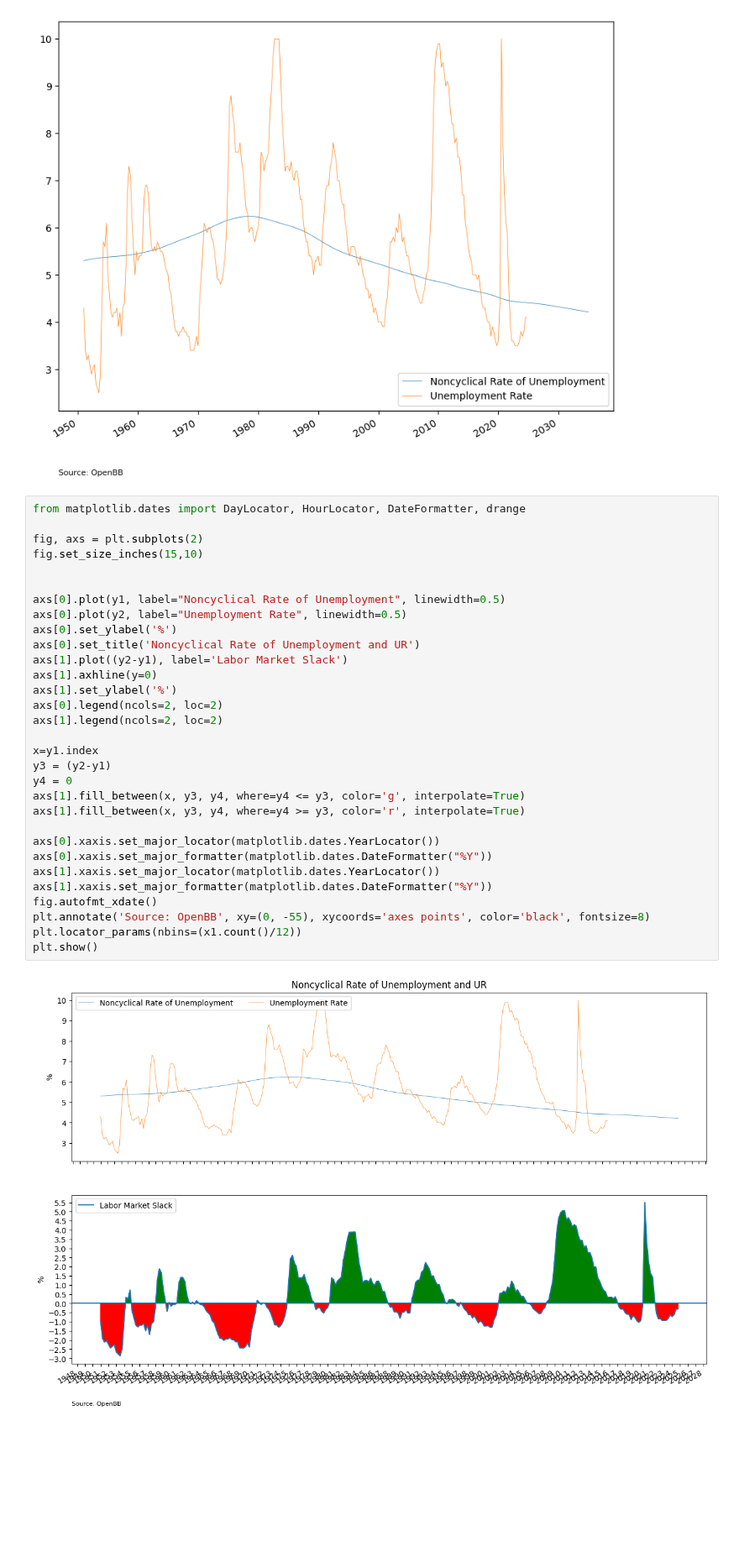
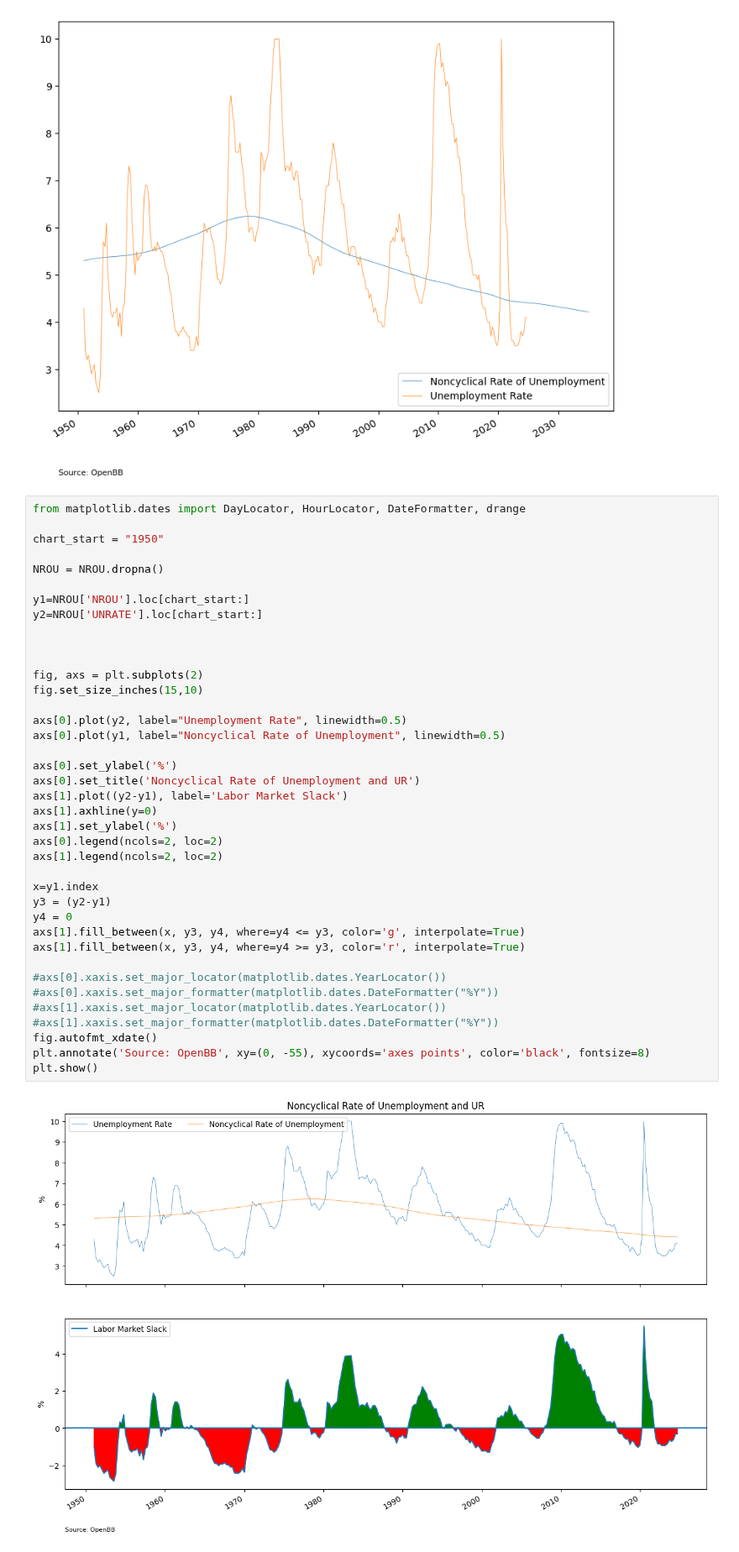
Before and after one commit to PatrickHLewis/Macro-Dashboard, a Jupyter notebook: Macro_Dashboard/Macro_Drivers/Labor/Labor.ipynb, the cells around one changed output. Shown at 84% size. Cells and saved outputs as stored; diff of their text form; blank space fills up the shorter version.

```diff
--- a/Macro_Dashboard/Macro_Drivers/Labor/Labor.ipynb
+++ b/Macro_Dashboard/Macro_Drivers/Labor/Labor.ipynb
@@ -372,34 +372,42 @@ fig.autofmt_xdate()
 [figure]
 # %%
 from matplotlib.dates import DayLocator, HourLocator, DateFormatter, drange
+
+chart_start = "1950"
+
+NROU = NROU.dropna()
+
+y1=NROU['NROU'].loc[chart_start:]
+y2=NROU['UNRATE'].loc[chart_start:]
+
+
 
 fig, axs = plt.subplots(2)
 fig.set_size_inches(15,10)
 
+axs[0].plot(y2, label="Unemployment Rate", linewidth=0.5)
+axs[0].plot(y1, label="Noncyclical Rate of Unemployment", linewidth=0.5)
 
-axs[0].plot(y1, label="Noncyclical Rate of Unemployment", linewidth=0.5)
-axs[0].plot(y2, label="Unemployment Rate", linewidth=0.5)
 axs[0].set_ylabel('%')
 axs[0].set_title('Noncyclical Rate of Unemployment and UR')
 axs[1].plot((y2-y1), label='Labor Market Slack')
 axs[1].axhline(y=0)
 axs[1].set_ylabel('%')
 axs[0].legend(ncols=2, loc=2)
 axs[1].legend(ncols=2, loc=2)
 
 x=y1.index
 y3 = (y2-y1)
 y4 = 0
 axs[1].fill_between(x, y3, y4, where=y4 <= y3, color='g', interpolate=True)
 axs[1].fill_between(x, y3, y4, where=y4 >= y3, color='r', interpolate=True)
 
-axs[0].xaxis.set_major_locator(matplotlib.dates.YearLocator())
-axs[0].xaxis.set_major_formatter(matplotlib.dates.DateFormatter("%Y"))
-axs[1].xaxis.set_major_locator(matplotlib.dates.YearLocator())
-axs[1].xaxis.set_major_formatter(matplotlib.dates.DateFormatter("%Y"))
+#axs[0].xaxis.set_major_locator(matplotlib.dates.YearLocator())
+#axs[0].xaxis.set_major_formatter(matplotlib.dates.DateFormatter("%Y"))
+#axs[1].xaxis.set_major_locator(matplotlib.dates.YearLocator())
+#axs[1].xaxis.set_major_formatter(matplotlib.dates.DateFormatter("%Y"))
 fig.autofmt_xdate()
 plt.annotate('Source: OpenBB', xy=(0, -55), xycoords='axes points', color='black', fontsize=8)
-plt.locator_params(nbins=(x1.count()/12))
 plt.show()
 # %% [output]
-[figure, old version]
+[figure, new version]
```
Also changed, not shown: parts of 1 cell of this notebook, 9 other files.
